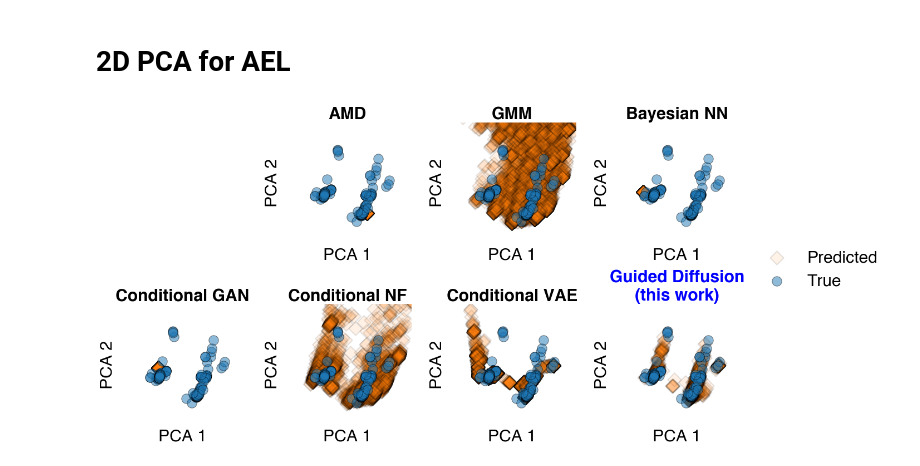
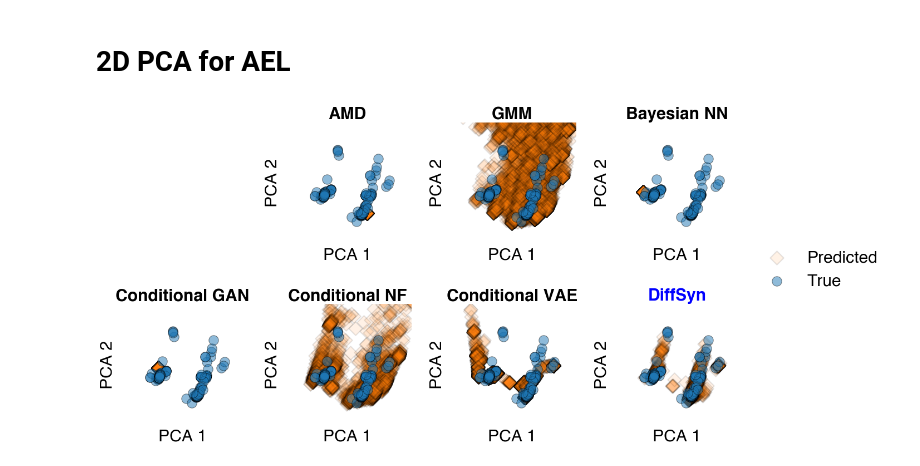
Before and after one commit to eltonpan/zeosyn_gen, a Jupyter notebook: notebooks/compare_model_outputs.ipynb, the cells around one changed output. Drawn from its saved outputs; the diff is of its cells as text; code cells hidden in the pictures.

```diff
--- a/notebooks/compare_model_outputs.ipynb
+++ b/notebooks/compare_model_outputs.ipynb
@@ -135,7 +135,7 @@ model2specs = {
     'gan': {'c': 'tab:blue', 'n': 'GAN'},
     'nf': {'c': 'tab:orange', 'n': 'NF'},
     'cvae': {'c': 'tab:green', 'n':'VAE'},
-    'diff': {'c': 'red', 'n': 'Diffusion'}
+    'diff': {'c': 'red', 'n': 'DiffSyn'}
 }
 syn_pred_list = [model_outputs[x]['syn_pred'] for x in model2specs.keys()]
 syn_pred_scaled_list = [model_outputs[x]['syn_pred_scaled'] for x in model2specs.keys()]
@@ -187,14 +187,17 @@ plt.xticks(fontsize=20)
 plt.legend(loc='upper right', fontsize=20)
 # plt.show()
 
+cryst_time_source_data = {}
+
 for i, (sys_syn_pred, spec) in enumerate(zip(sys_syn_pred_list, model2specs.values())):
 
     fig.add_subplot(len(model2specs)+1, 1, i+2)
+    cryst_time_source_data[spec['n']] = sys_syn_pred['cryst_time'].to_list()
     sns.histplot(sys_syn_pred['cryst_time'], color=spec['c'], bins=50, binrange=[0, 800], label=spec['n'])
 
     plt.xlim(*xlim)
     plt.ylabel('Density', fontsize=20)
-    if spec['n'] == 'Diffusion':
+    if spec['n'] == 'DiffSyn':
         plt.xlabel('Crystallization time (h)', fontsize=20)
     else:
         plt.xlabel('')
@@ -396,32 +406,32 @@ for i, model in enumerate(list(model2specs.keys())):
     plt.ylim(*ylims)
 
     model2name = {'amd': 'AMD',
                   'gmm': 'GMM',
                   'bnn': 'Bayesian NN',
                   'gan': 'Conditional GAN',
                   'nf': 'Conditional NF',
                   'cvae': 'Conditional VAE',
-                  'diff': 'Guided Diffusion\n(this work)',
+                  'diff': 'DiffSyn',
                   }
     if model == 'diff':
         title_color = 'blue'
         legend = plt.legend(fontsize=label_size, loc='lower right', bbox_to_anchor=(2.2, 1))
         legend.get_texts()[0].set_text("Predicted")
 
     else:
         title_color = 'black'
     plt.title(model2name[model], fontsize=title_size, weight='bold', color=title_color)
 
     plt.xticks([])
     plt.yticks([])
 
     for spine in plt.gca().spines.values():
         spine.set_visible(False)
 
 plt.subplots_adjust(hspace=0.5, wspace=0.3)
 
 # plt.savefig(f'figs/2d_pca_compare.pdf', dpi=300, bbox_inches='tight')
 
 plt.show()
 # %% [output]
-[figure, old version]
+[figure, new version]
```
Also changed, not shown: parts of 5 cells of this notebook, 14 other files.
